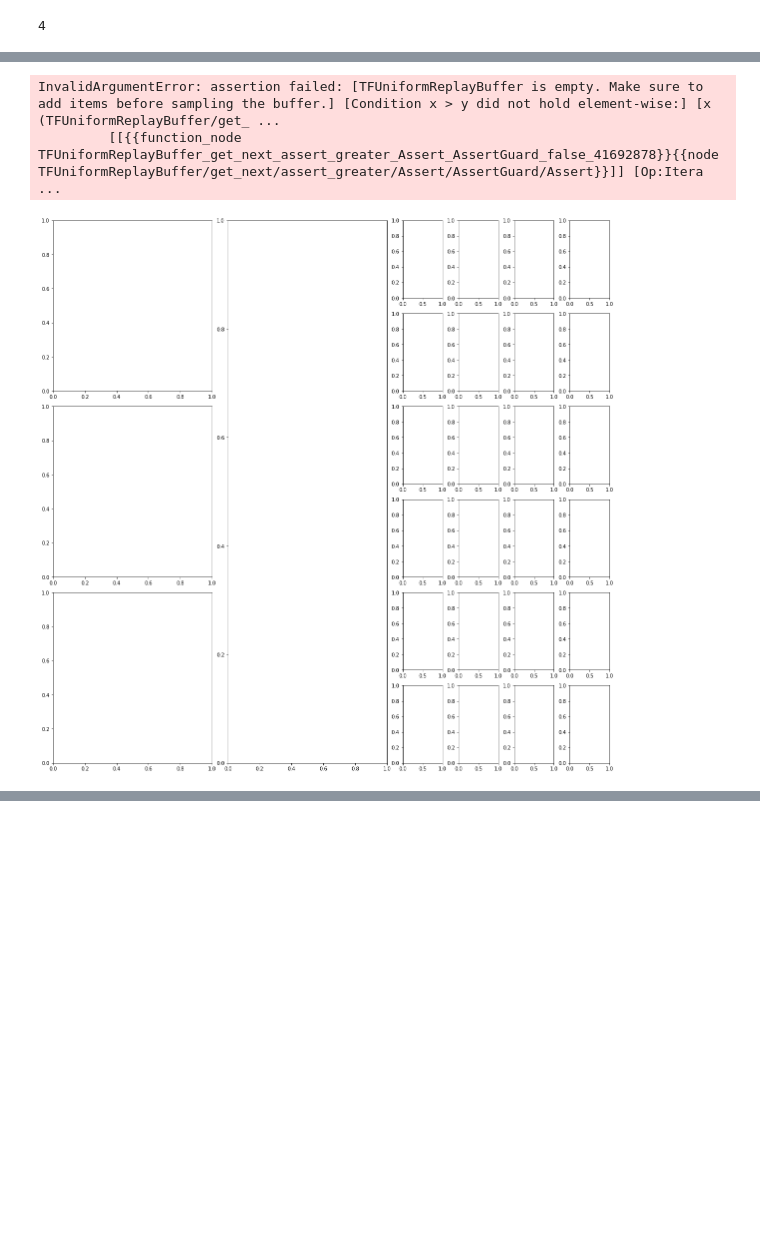
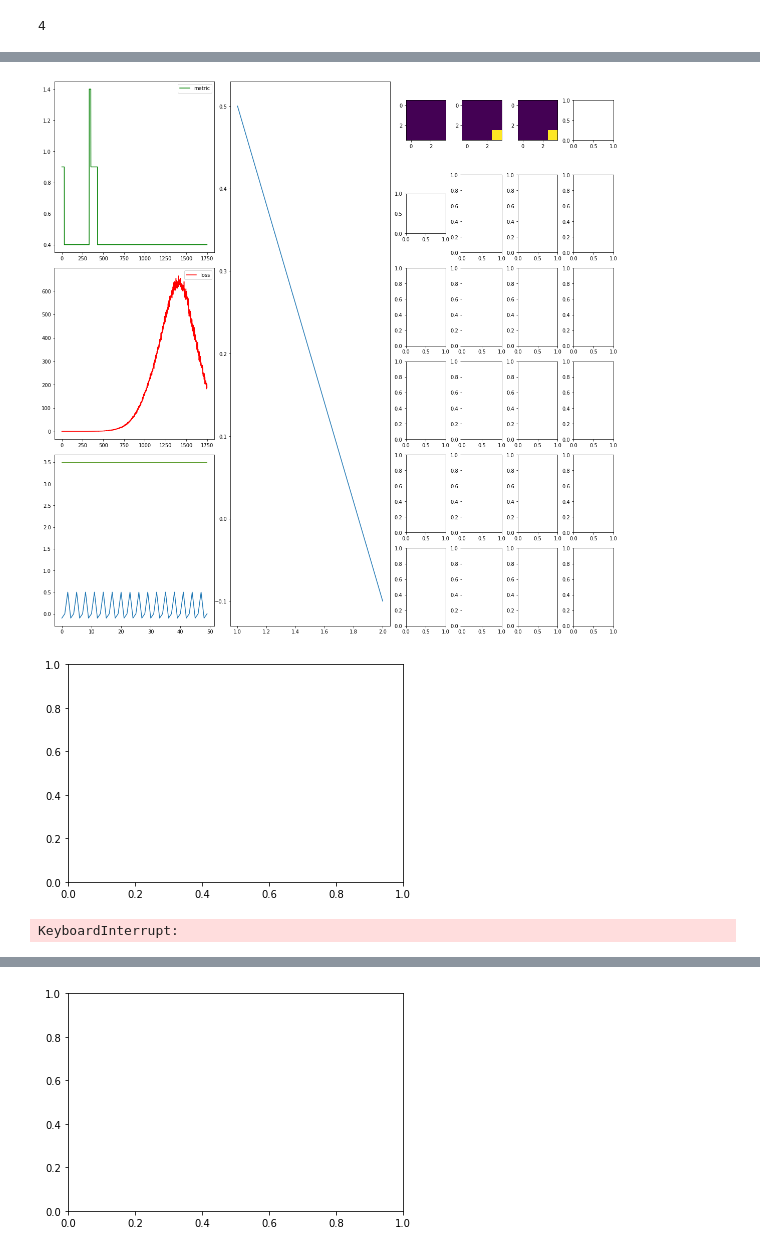
Before and after one commit to alexkocev/iarchitect, a Jupyter notebook: notebooks/Trainer2D.ipynb, the cells around one changed output, grey strips where cells are left out. Drawn from its saved outputs; the diff is of its cells as text; code cells hidden in the pictures; blank space fills up the shorter version.

```diff
--- a/notebooks/Trainer2D.ipynb
+++ b/notebooks/Trainer2D.ipynb
@@ -178,12 +379,18 @@ agent = ddpg_iarch.agent_factory(
 # %%
 trainer = trainer_iarch.Trainer(train_env,agent)
-trainer.run(callbacks=[update_plotter(6,6)],
-            num_steps_collect_driver=1,
+
+fig_tr = fig_trainer(6,6)
+fig_dist = plt.figure()
+plt.subplot()
+callbacks = [update_plotter(fig_tr),output_updater(fig_tr,fig_dist)] # ,policy_plotter(fig_dist)
+trainer.run(callbacks=callbacks,
+            num_steps_collect_driver=None,
+            num_episodes_collect_driver=20,
             sample_batch_size_experience = 64,
             num_iterations_train = 10,
             num_steps_per_row_in_experience = 2
            )
 # %% [output]
+[figure, new version]
+[figure, added]
-InvalidArgumentError: assertion failed: [TFUniformReplayBuffer is empty. Make sure to add items before sampling the buffer.] [Condition x > y did not hold element-wise:] [x (TFUniformReplayBuffer/get_ ...
-         [[{{function_node TFUniformReplayBuffer_get_next_assert_greater_Assert_AssertGuard_false_41692878}}{{node TFUniformReplayBuffer/get_next/assert_greater/Assert/AssertGuard/Assert}}]] [Op:Itera ...
+KeyboardInterrupt:
-[figure, old version]
@@ -189,0 +398 @@ InvalidArgumentError: assertion failed: [TFUniformReplayBuffer is empty. Make su
+[figure, added]
```
Also changed, not shown: parts of 34 cells of this notebook, 4 other files.
